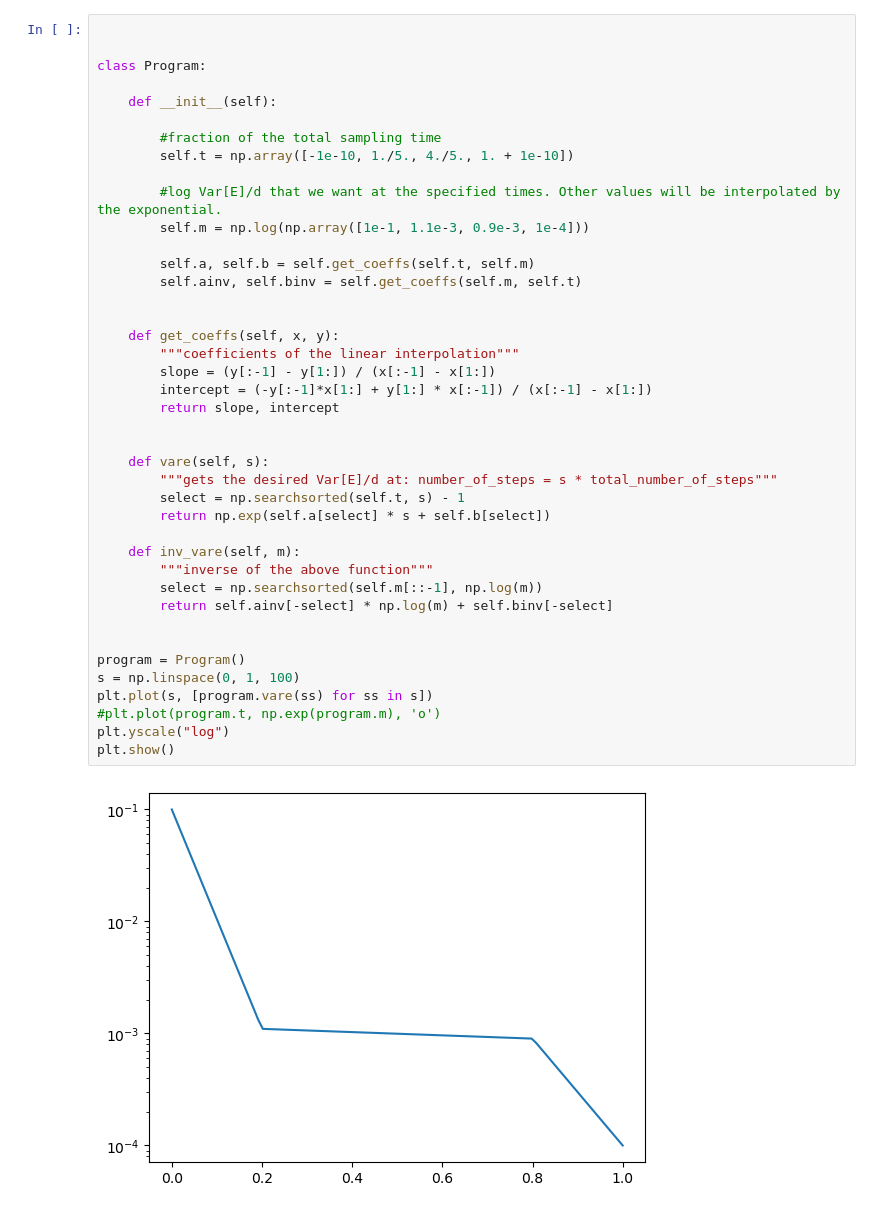
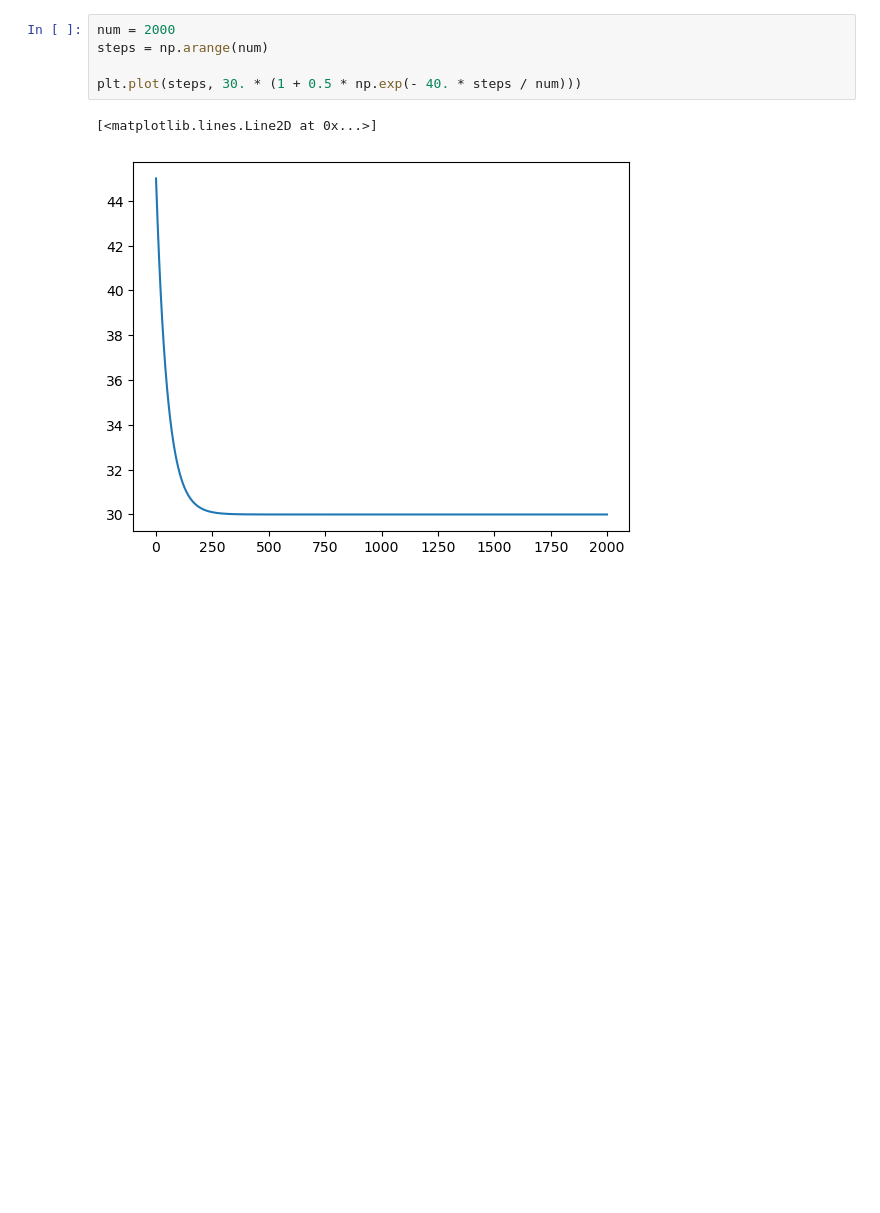
Before and after one commit to JakobRobnik/MicroCanonicalHMC, a Jupyter notebook: tst_ensemble.ipynb, the cells around one changed output. Saved outputs shown, nothing was run; the diff lists cells and outputs as text; blank space fills up the shorter version.

```diff
--- a/tst_ensemble.ipynb
+++ b/tst_ensemble.ipynb
@@ -17,43 +25,8 @@ SV
-# %%
-
-
-class Program:
-
-    def __init__(self):
-
-        #fraction of the total sampling time
-        self.t = np.array([-1e-10, 1./5., 4./5., 1. + 1e-10])
-
-        #log Var[E]/d that we want at the specified times. Other values will be interpolated by the exponential.
-        self.m = np.log(np.array([1e-1, 1.1e-3, 0.9e-3, 1e-4]))
-
-        self.a, self.b = self.get_coeffs(self.t, self.m)
-        self.ainv, self.binv = self.get_coeffs(self.m, self.t)
-
-
-    def get_coeffs(self, x, y):
-        """coefficients of the linear interpolation"""
-        slope = (y[:-1] - y[1:]) / (x[:-1] - x[1:])
-        intercept = (-y[:-1]*x[1:] + y[1:] * x[:-1]) / (x[:-1] - x[1:])
-        return slope, intercept
-
-
-    def vare(self, s):
-        """gets the desired Var[E]/d at: number_of_steps = s * total_number_of_steps"""
-        select = np.searchsorted(self.t, s) - 1
-        return np.exp(self.a[select] * s + self.b[select])
-
-    def inv_vare(self, m):
-        """inverse of the above function"""
-        select = np.searchsorted(self.m[::-1], np.log(m))
-        return self.ainv[-select] * np.log(m) + self.binv[-select]
-
-
-program = Program()
-s = np.linspace(0, 1, 100)
-plt.plot(s, [program.vare(ss) for ss in s])
-#plt.plot(program.t, np.exp(program.m), 'o')
-plt.yscale("log")
-plt.show()
-# %% [output]
-[figure, removed]
+# %%
+num = 2000
+steps = np.arange(num)
+
+plt.plot(steps, 30. * (1 + 0.5 * np.exp(- 40. * steps / num)))
+# %% [output]
+[<matplotlib.lines.Line2D at 0x...>]
+[figure, added]
```
Also changed, not shown: parts of 1 cell of this notebook, 3 other files.
